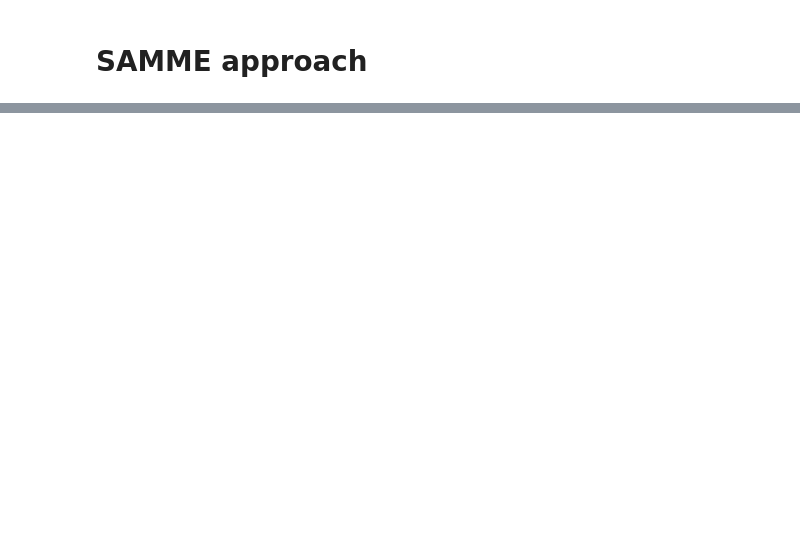
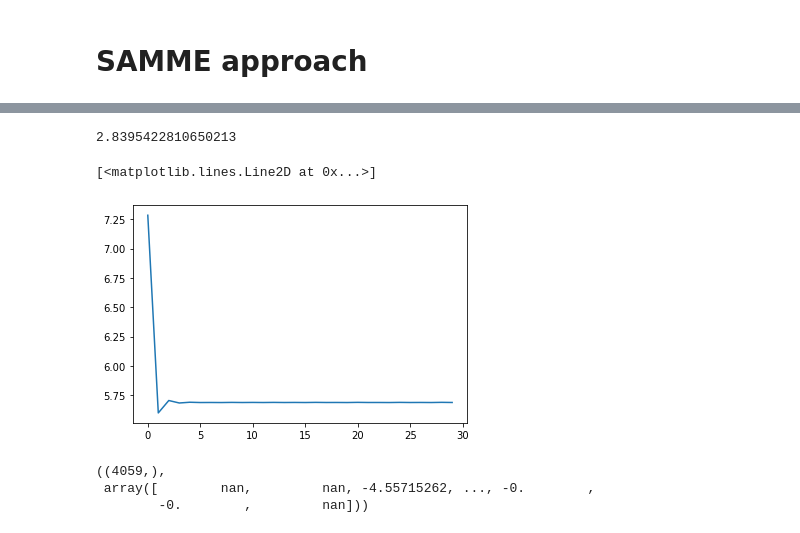
Before and after one commit to EgorDudyrev/FCA_BB_interpret, a Jupyter notebook: notebooks/2020.10.14-Testing_Weights.ipynb, the cells around one changed output, grey strips where cells are left out. Cells and saved outputs as stored; diff of their text form; code cells hidden in the pictures; blank space fills up the shorter version.

```diff
--- a/notebooks/2020.10.14-Testing_Weights.ipynb
+++ b/notebooks/2020.10.14-Testing_Weights.ipynb
@@ -557,0 +601,23 @@ plt.plot(mses)
+# %%
+lr = 1e-3
+# %%
+mvals = [c._metrics['mean_y_true'] for c in fm.sort_concepts()]
+# %%
+mses = []
+W_new = np.ones(len(fm.get_concepts()))/len(fm.get_concepts())
+for idx in range(30):
+    W = W_new
+    y_pred = predict_fca(fm, cntx, 'mean_y_true',W, normalized=True, A=A_train)[0]
+    mses.append(((y_pred-y_train)**2).mean())
+    if True:
+        print(f"iter: {idx}, MSE: {mses[-1]}, MAE: {(y_pred-y_train).abs().mean()}")
+
+    Xerr = (A_train.T.multiply(y_train).T-A_train.multiply(mvals))
+    #Xerr = (A_train.T.multiply((y_train-y_pred))).T
+    Xerr = Xerr.multiply(Xerr)
+    Xerr = Xerr.sqrt() #log1p()
+    dW = -np.asarray(Xerr.sum(0)/A_train.sum(0)).flatten()
+    W_new = np.nan_to_num(W+lr*dW)
+    W_new = balance_weights(fm_mv, W_new, use_MI=False)
+    W_new = np.nan_to_num(W_new)
+    W_new = (W_new-W_new.min())/(W_new.max()-W_new.min())
@@ -557,0 +646,9 @@ plt.plot(mses)
+# %%
+(y_test-y_pred).abs().mean()
+# %% [output]
+2.8395422810650213
+# %%
+plt.plot(mses)
+# %% [output]
+[<matplotlib.lines.Line2D at 0x...>]
+[figure, added]
@@ -557,0 +661,7 @@ plt.plot(mses)
+# %%
+dW = -np.asarray(Xerr.sum(0)/A_train.sum(0)).flatten()
+dW.shape, dW
+# %% [output]
+((4059,),
+ array([        nan,         nan, -4.55715262, ..., -0.        ,
+        -0.        ,         nan]))
```
Also changed, not shown: parts of 34 cells of this notebook.
